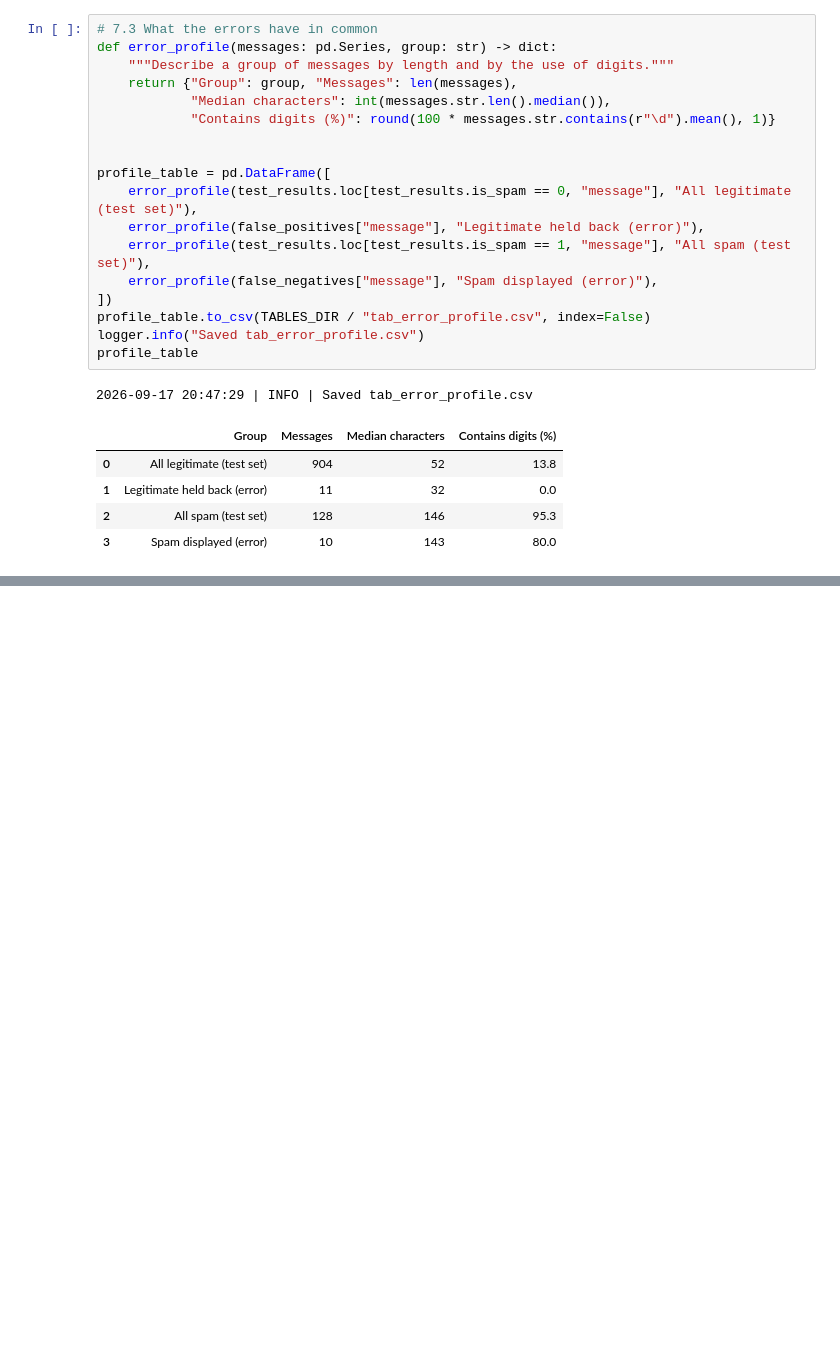
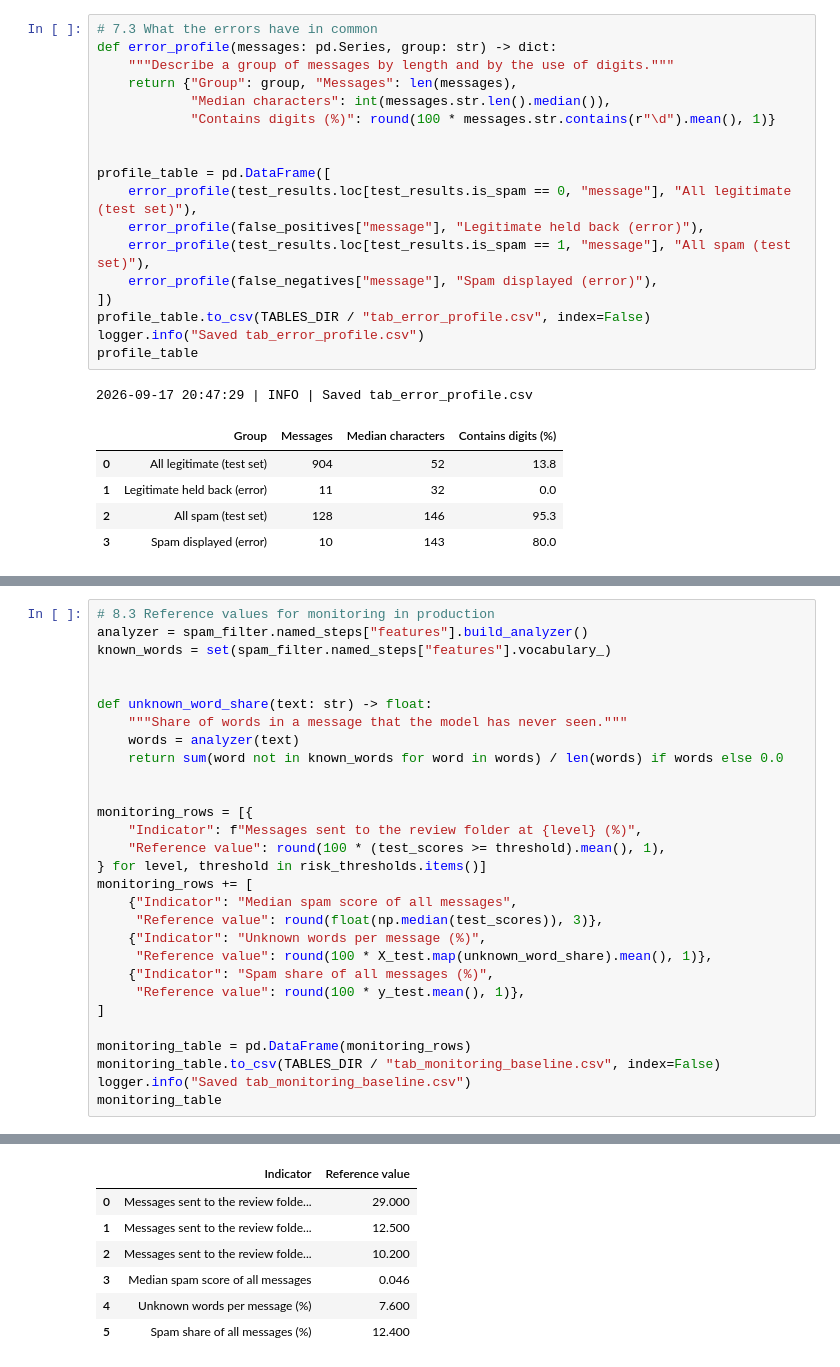
Before and after one commit to santi753/IU_Model_Engineering, a Jupyter notebook: notebooks/spam_filter.ipynb, the cells around one changed output, grey strips where cells are left out. Saved outputs shown, nothing was run; the diff lists cells and outputs as text; blank space fills up the shorter version.

```diff
--- a/notebooks/spam_filter.ipynb
+++ b/notebooks/spam_filter.ipynb
@@ -957,0 +1036,30 @@ profile_table
+# %%
+# 8.3 Reference values for monitoring in production
+analyzer = spam_filter.named_steps["features"].build_analyzer()
+known_words = set(spam_filter.named_steps["features"].vocabulary_)
+
+
+def unknown_word_share(text: str) -> float:
+    """Share of words in a message that the model has never seen."""
+    words = analyzer(text)
+    return sum(word not in known_words for word in words) / len(words) if words else 0.0
+
+
+monitoring_rows = [{
+    "Indicator": f"Messages sent to the review folder at {level} (%)",
+    "Reference value": round(100 * (test_scores >= threshold).mean(), 1),
+} for level, threshold in risk_thresholds.items()]
+monitoring_rows += [
+    {"Indicator": "Median spam score of all messages",
+     "Reference value": round(float(np.median(test_scores)), 3)},
+    {"Indicator": "Unknown words per message (%)",
+     "Reference value": round(100 * X_test.map(unknown_word_share).mean(), 1)},
+    {"Indicator": "Spam share of all messages (%)",
+     "Reference value": round(100 * y_test.mean(), 1)},
+]
+
+monitoring_table = pd.DataFrame(monitoring_rows)
+monitoring_table.to_csv(TABLES_DIR / "tab_monitoring_baseline.csv", index=False)
+logger.info("Saved tab_monitoring_baseline.csv")
+monitoring_table
+# %% [output]
@@ -957,0 +1067,7 @@ profile_table
+|  | Indicator | Reference value |
+| 0 | Messages sent to the review folde... | 29.000 |
+| 1 | Messages sent to the review folde... | 12.500 |
+| 2 | Messages sent to the review folde... | 10.200 |
+| 3 | Median spam score of all messages | 0.046 |
+| 4 | Unknown words per message (%) | 7.600 |
+| 5 | Spam share of all messages (%) | 12.400 |
```
Also changed, not shown: parts of 4 cells of this notebook, 4 other files.
